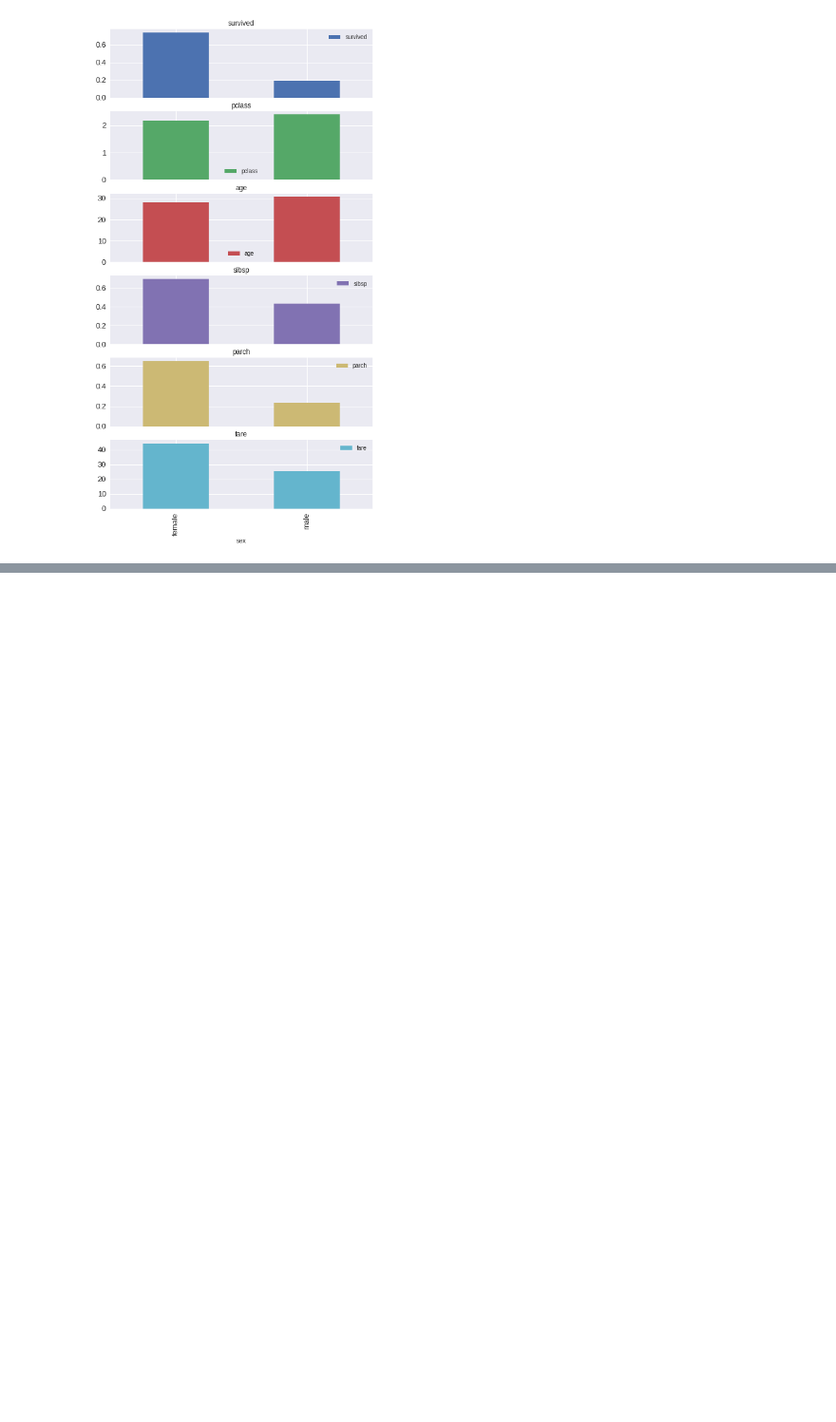
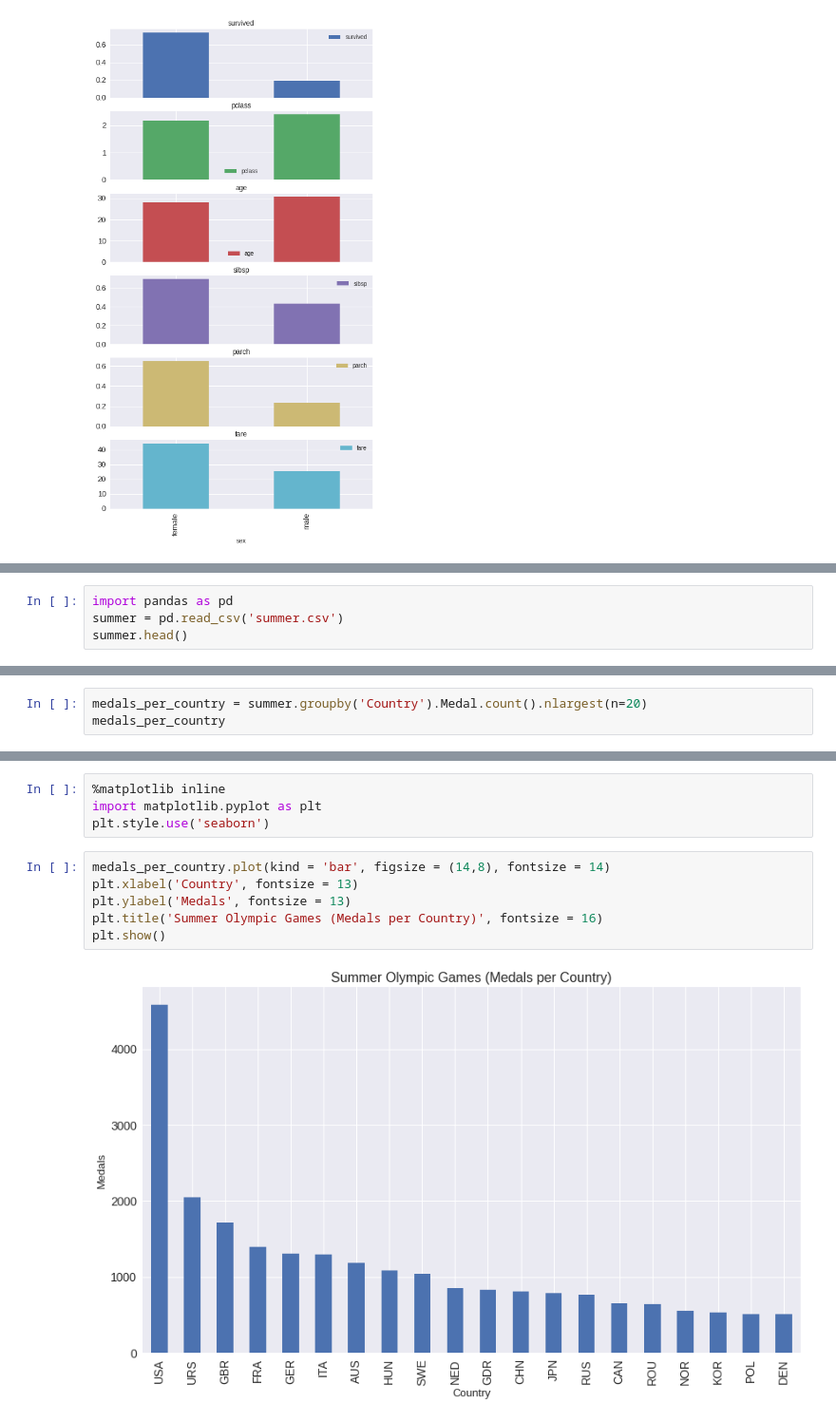
Before and after one commit to satenderlamba/Data-Science-with-Pandas, a Jupyter notebook: 2. Full Data Workflow A-Z/4. Groupby Operations/Groupby operations.ipynb, the cells around one changed output, grey strips where cells are left out. Shown: that part at 95% size. Drawn from its saved outputs; the diff is of its cells as text; blank space fills up the shorter version.

```diff
--- a/2. Full Data Workflow A-Z/4. Groupby Operations/Groupby operations.ipynb
+++ b/2. Full Data Workflow A-Z/4. Groupby Operations/Groupby operations.ipynb
@@ -333,0 +336,4 @@ plt.show()
+# %%
+import pandas as pd
+summer = pd.read_csv('summer.csv')
+summer.head()
@@ -333,0 +366,3 @@ plt.show()
+# %%
+medals_per_country = summer.groupby('Country').Medal.count().nlargest(n=20)
+medals_per_country
@@ -333,0 +387,12 @@ plt.show()
+# %%
+%matplotlib inline
+import matplotlib.pyplot as plt
+plt.style.use('seaborn')
+# %%
+medals_per_country.plot(kind = 'bar', figsize = (14,8), fontsize = 14)
+plt.xlabel('Country', fontsize = 13)
+plt.ylabel('Medals', fontsize = 13)
+plt.title('Summer Olympic Games (Medals per Country)', fontsize = 16)
+plt.show()
+# %% [output]
+[figure, added]
```
Also changed, not shown: parts of 20 cells of this notebook.
